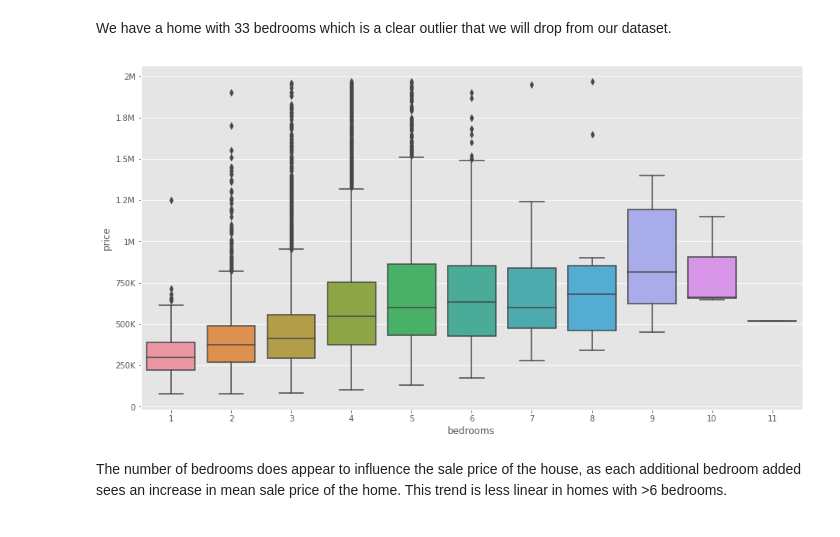
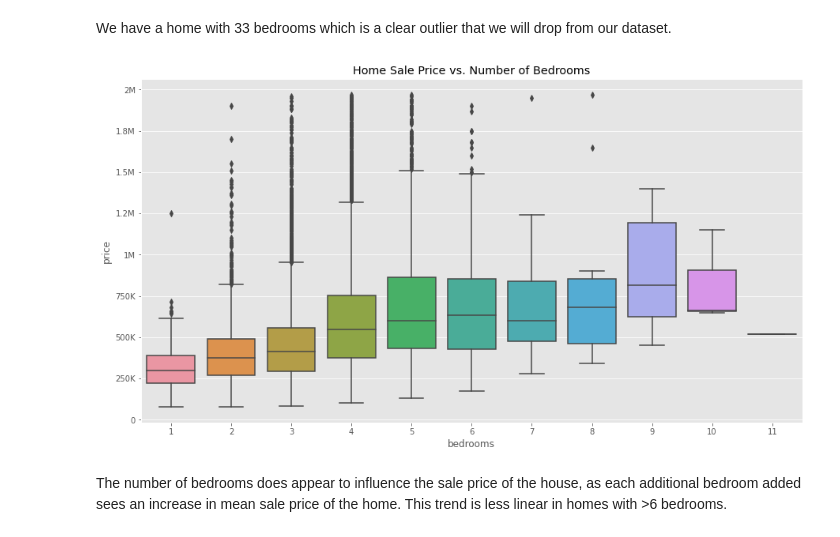
Before and after one commit to trabbitt90/Multiple-Linear-Regression-King-County-Project, a Jupyter notebook: Home Sale Regression Analysis.ipynb, the cells around one changed output. Saved outputs shown, nothing was run; the diff lists cells and outputs as text; code cells hidden in the pictures.

```diff
--- a/Home Sale Regression Analysis.ipynb
+++ b/Home Sale Regression Analysis.ipynb
@@ -545,11 +546,12 @@ df.drop((df[df['bedrooms'] == 33].index), inplace = True)
 # %%
 # Plotting boxplot for bedrooms
 
 fig, ax = plt.subplots(figsize=(15,8))
 ax = sns.boxplot(x=df['bedrooms'], y=df['price'])
+ax.set_title('Home Sale Price vs. Number of Bedrooms')
 ax.yaxis.set_major_formatter(tick.FuncFormatter(reformat_large_tick_values));
 # %% [output]
-[figure, old version]
+[figure, new version]
 # %% [markdown]
 The number of bedrooms does appear to influence the sale price of the house, as each additional bedroom added sees an increase in mean sale price of the home. This trend is less linear in homes with >6 bedrooms.
 # %% [markdown]
```
Also changed, not shown: parts of 10 cells of this notebook.
